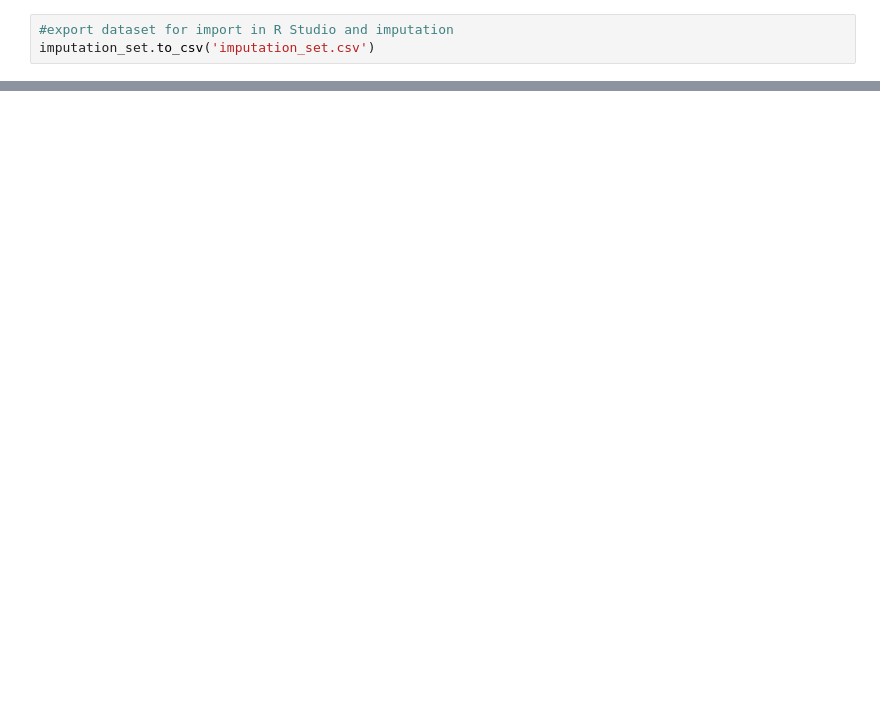
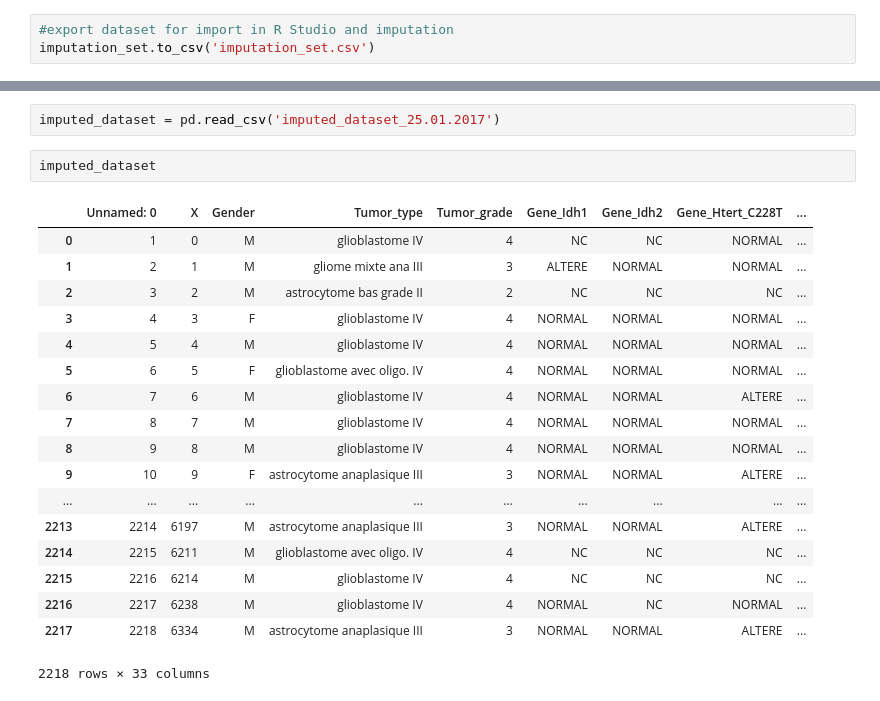
Before and after one commit to patricieni/ICM, a Jupyter notebook: Gliomas study data management.ipynb, the cells around one changed output, grey strips where cells are left out. Drawn from its saved outputs; the diff is of its cells as text; blank space fills up the shorter version.

```diff
--- a/Gliomas study data management.ipynb
+++ b/Gliomas study data management.ipynb
@@ -567,0 +715,23 @@ imputation_set
+# %%
+imputed_dataset = pd.read_csv('imputed_dataset_25.01.2017')
+# %%
+imputed_dataset
+# %% [output]
+|  | Unnamed: 0 | X | Gender | Tumor_type | Tumor_grade | Gene_Idh1 | Gene_Idh2 | Gene_Htert_C228T | ... |
+| 0 | 1 | 0 | M | glioblastome IV | 4 | NC | NC | NORMAL | ... |
+| 1 | 2 | 1 | M | gliome mixte ana III | 3 | ALTERE | NORMAL | NORMAL | ... |
+| 2 | 3 | 2 | M | astrocytome bas grade II | 2 | NC | NC | NC | ... |
+| 3 | 4 | 3 | F | glioblastome IV | 4 | NORMAL | NORMAL | NORMAL | ... |
+| 4 | 5 | 4 | M | glioblastome IV | 4 | NORMAL | NORMAL | NORMAL | ... |
+| 5 | 6 | 5 | F | glioblastome avec oligo. IV | 4 | NORMAL | NORMAL | NORMAL | ... |
+| 6 | 7 | 6 | M | glioblastome IV | 4 | NORMAL | NORMAL | ALTERE | ... |
+| 7 | 8 | 7 | M | glioblastome IV | 4 | NORMAL | NORMAL | NORMAL | ... |
+| 8 | 9 | 8 | M | glioblastome IV | 4 | NORMAL | NORMAL | NORMAL | ... |
+| 9 | 10 | 9 | F | astrocytome anaplasique III | 3 | NORMAL | NORMAL | ALTERE | ... |
+| ... | ... | ... | ... | ... | ... | ... | ... | ... | ... |
+| 2213 | 2214 | 6197 | M | astrocytome anaplasique III | 3 | NORMAL | NORMAL | ALTERE | ... |
+| 2214 | 2215 | 6211 | M | glioblastome avec oligo. IV | 4 | NC | NC | NC | ... |
+| 2215 | 2216 | 6214 | M | glioblastome IV | 4 | NC | NC | NC | ... |
+| 2216 | 2217 | 6238 | M | glioblastome IV | 4 | NORMAL | NC | NORMAL | ... |
+| 2217 | 2218 | 6334 | M | astrocytome anaplasique III | 3 | NORMAL | NORMAL | ALTERE | ... |
+2218 rows × 33 columns
```
Also changed, not shown: parts of 40 cells of this notebook.
